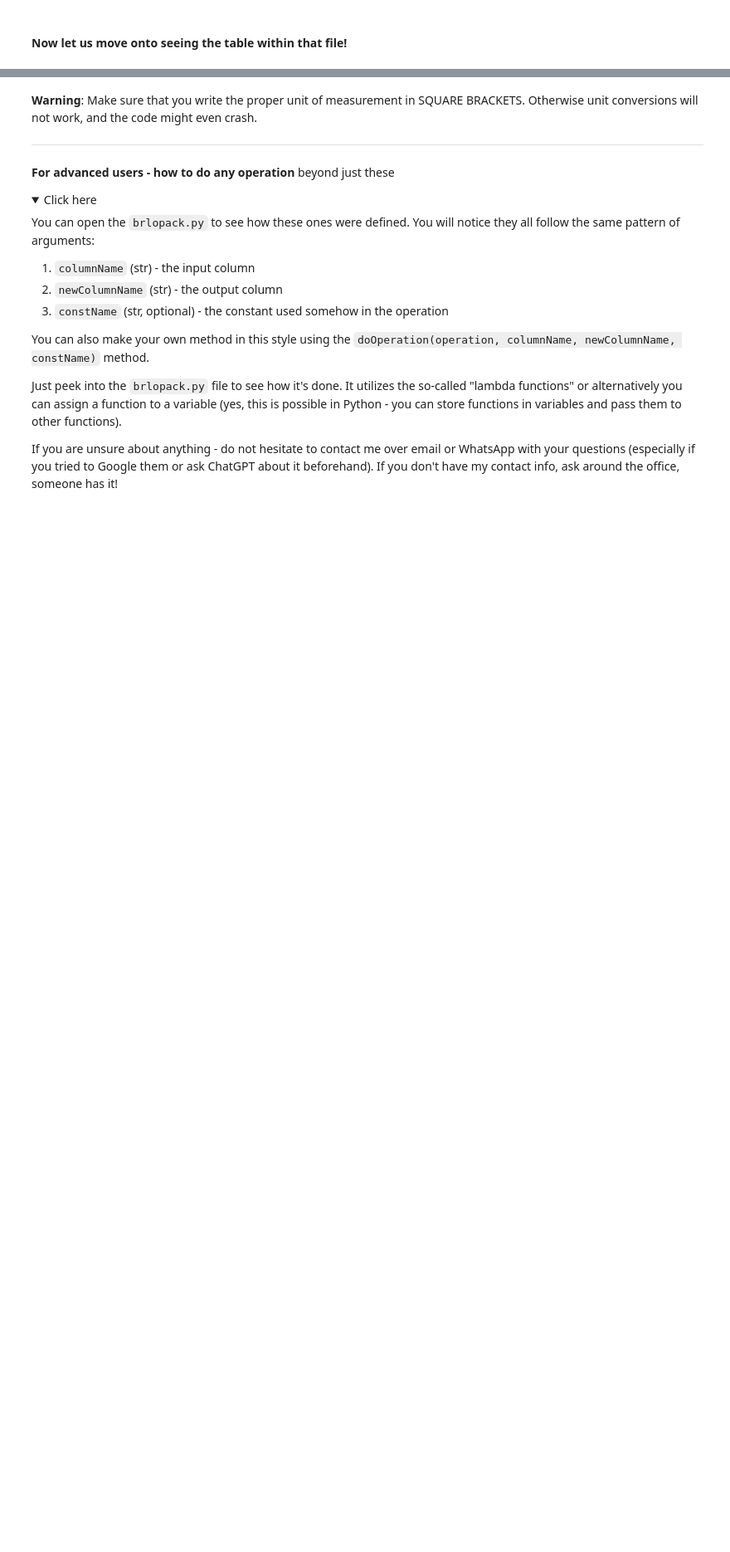
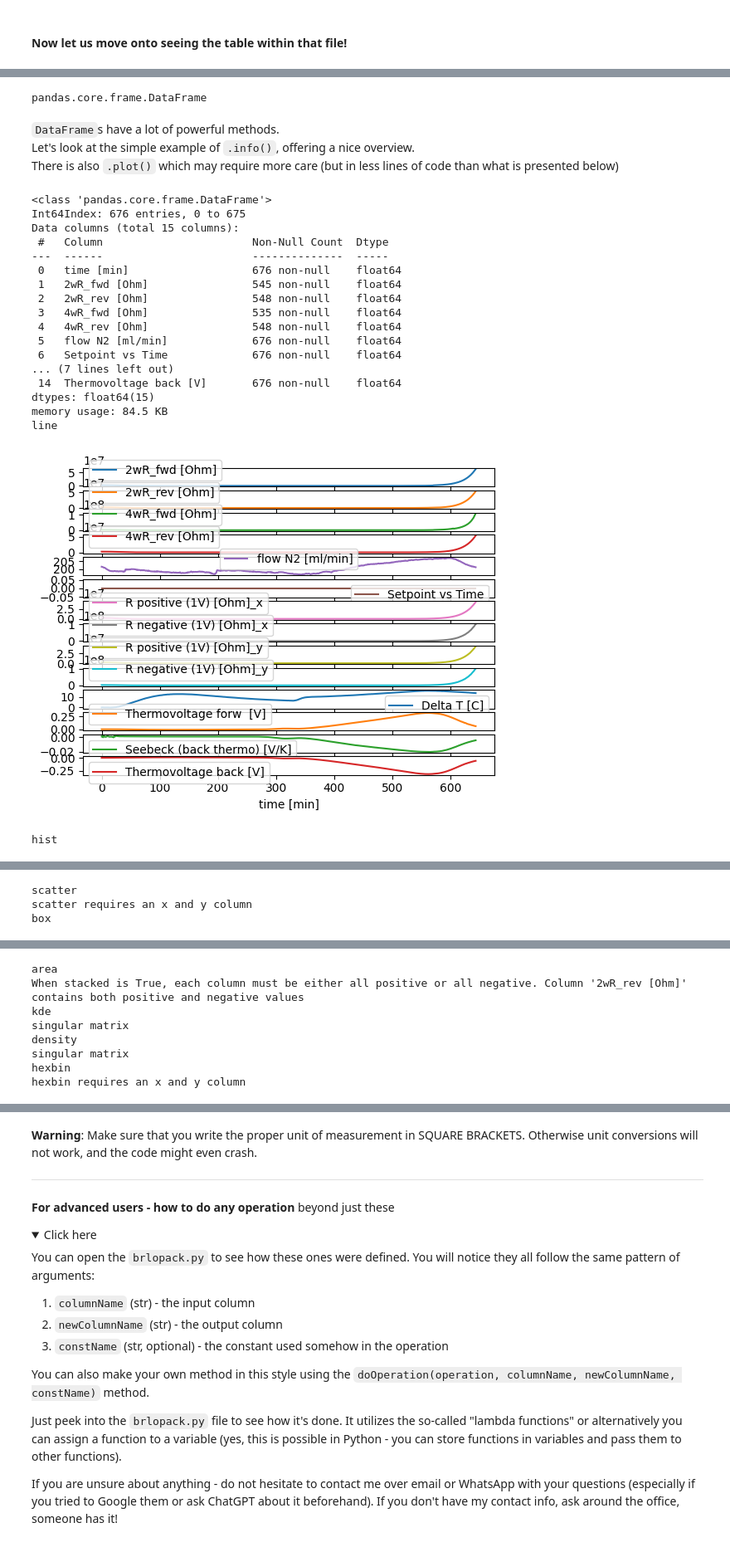
Before and after one commit to lcubrilo/Brillo, a Jupyter notebook: ProbostatShowcaseNotebook.ipynb, the cells around one changed output, grey strips where cells are left out. Shown at 83% size. Drawn from its saved outputs; the diff is of its cells as text; code cells hidden in the pictures; folded sections open; blank space fills up the shorter version.

```diff
--- a/ProbostatShowcaseNotebook.ipynb
+++ b/ProbostatShowcaseNotebook.ipynb
@@ -38,0 +95,2 @@ brlo_pack.loadFiles()
+# %%
+probostat_session.loadFiles()
@@ -91,0 +229,3 @@ tableNames
+# %%
+table = probostat_session.data['Probostat']['table']
+table
@@ -97,0 +282,45 @@ columnNames
+# %%
+type(table)
+# %% [output]
+pandas.core.frame.DataFrame
+# %% [markdown]
+`DataFrame`s have a lot of powerful methods.
+Let's look at the simple example of `.info()`, offering a nice overview.
+There is also `.plot()` which may require more care (but in less lines of code than what is presented below)
+# %%
+table.info()
+
+plotKinds = ['line', 'hist', 'scatter', 'box', 'area', 'kde', 'density', 'hexbin']
+newTable = table.dropna()
+from matplotlib import pyplot as plt
+for kind in plotKinds:
+    print(kind)
+    try:
+        newTable.plot(x='time [min]', kind=kind, subplots=True)
+    except:
+        try:
+            newTable.plot(kind=kind)
+        except Exception as e:
+            print(e)
+            continue
+    plt.show()
+# %% [output]
+<class 'pandas.core.frame.DataFrame'>
+Int64Index: 676 entries, 0 to 675
+Data columns (total 15 columns):
+ #   Column                       Non-Null Count  Dtype
+---  ------                       --------------  -----
+ 0   time [min]                   676 non-null    float64
+ 1   2wR_fwd [Ohm]                545 non-null    float64
+ 2   2wR_rev [Ohm]                548 non-null    float64
+ 3   4wR_fwd [Ohm]                535 non-null    float64
+ 4   4wR_rev [Ohm]                548 non-null    float64
+ 5   flow N2 [ml/min]             676 non-null    float64
+ 6   Setpoint vs Time             676 non-null    float64
+... (7 lines left out)
+ 14  Thermovoltage back [V]       676 non-null    float64
+dtypes: float64(15)
+memory usage: 84.5 KB
+line
+[figure, added]
+hist
@@ -97,0 +328,3 @@ columnNames
+scatter
+scatter requires an x and y column
+box
@@ -97,0 +332,8 @@ columnNames
+area
+When stacked is True, each column must be either all positive or all negative. Column '2wR_rev [Ohm]' contains both positive and negative values
+kde
+singular matrix
+density
+singular matrix
+hexbin
+hexbin requires an x and y column
```
Also changed, not shown: parts of 39 cells of this notebook, 17 other files.
